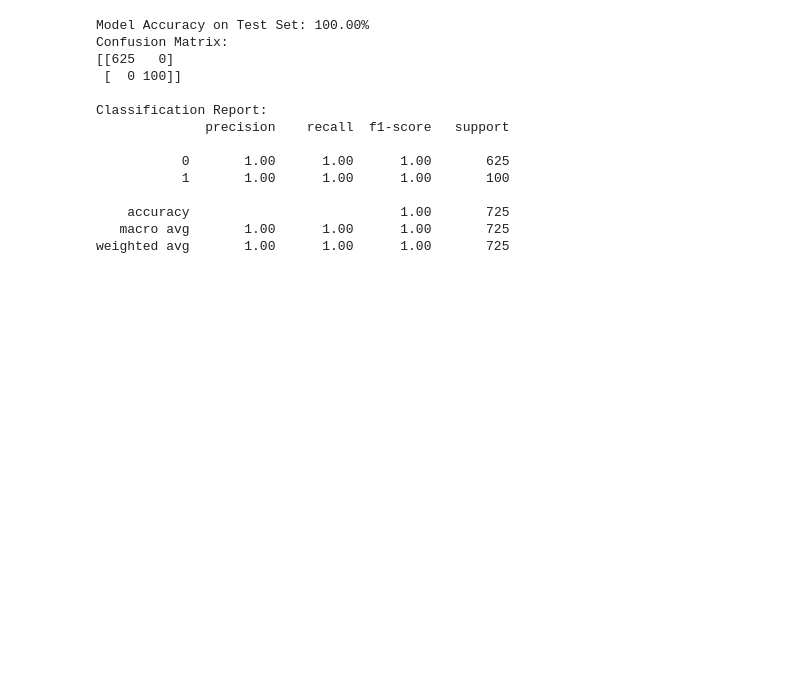
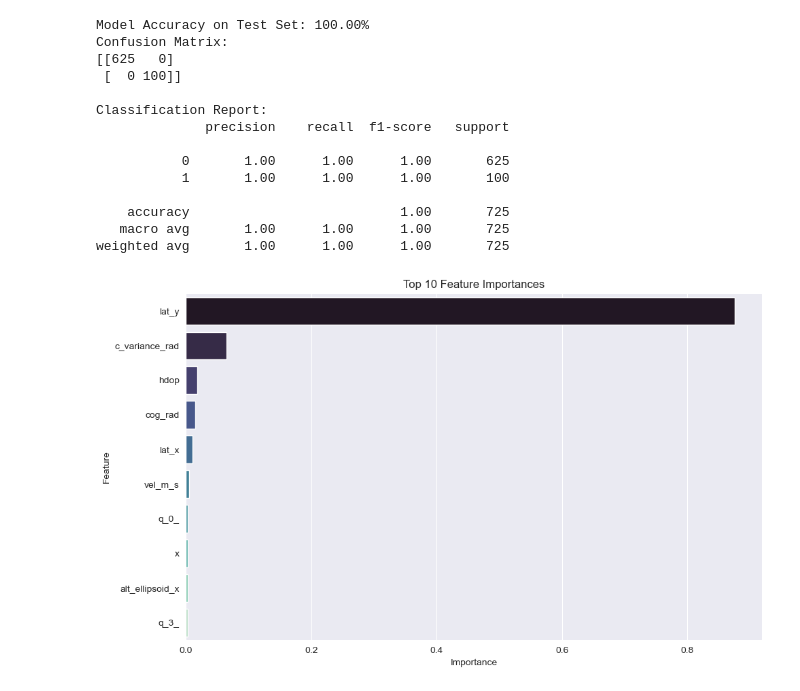
Before and after one commit to Colorado-Mesa-University-Cybersecurity/Image-Based-Intrusion-Detection-System-for-GPS-Spoofing-in-Unmanned-Aerial-Vehicles, a Jupyter notebook: Models/SpoofGPS/XgboostSpoofGPS.ipynb, the cells around one changed output. Saved outputs shown, nothing was run; the diff lists cells and outputs as text; code cells hidden in the pictures; blank space fills up the shorter version.

Commit message:
Add feature importance visualization for XGBoost classifier and image
Signed-off-by: antho <anthonyzolmora@outlook.com>

```diff
--- a/Models/SpoofGPS/XgboostSpoofGPS.ipynb
+++ b/Models/SpoofGPS/XgboostSpoofGPS.ipynb
@@ -78,3 +80,30 @@ Classification Report:
     accuracy                           1.00       725
    macro avg       1.00      1.00      1.00       725
 weighted avg       1.00      1.00      1.00       725
+# %%
+importances = model.feature_importances_
+
+# Create a DataFrame for feature importances
+feat_imp_df = pd.DataFrame({
+    'Feature': X.columns,
+    'Importance': importances
+})
+
+# Sort by importance descending
+feat_imp_df = feat_imp_df.sort_values(by='Importance', ascending=False)
+
+plt.figure(figsize=(10, 6))
+sns.barplot(
+    data=feat_imp_df.head(10),
+    x='Importance',
+    y='Feature',
+    palette='mako',
+    hue='Feature',
+    legend=False
+)
+plt.title('Top 10 Feature Importances')
+plt.tight_layout()
+plt.savefig('feature_importance.png', dpi=800)
+plt.show()
+# %% [output]
+[figure, added]
```
Also changed, not shown: parts of 2 cells of this notebook, 1 other file.
